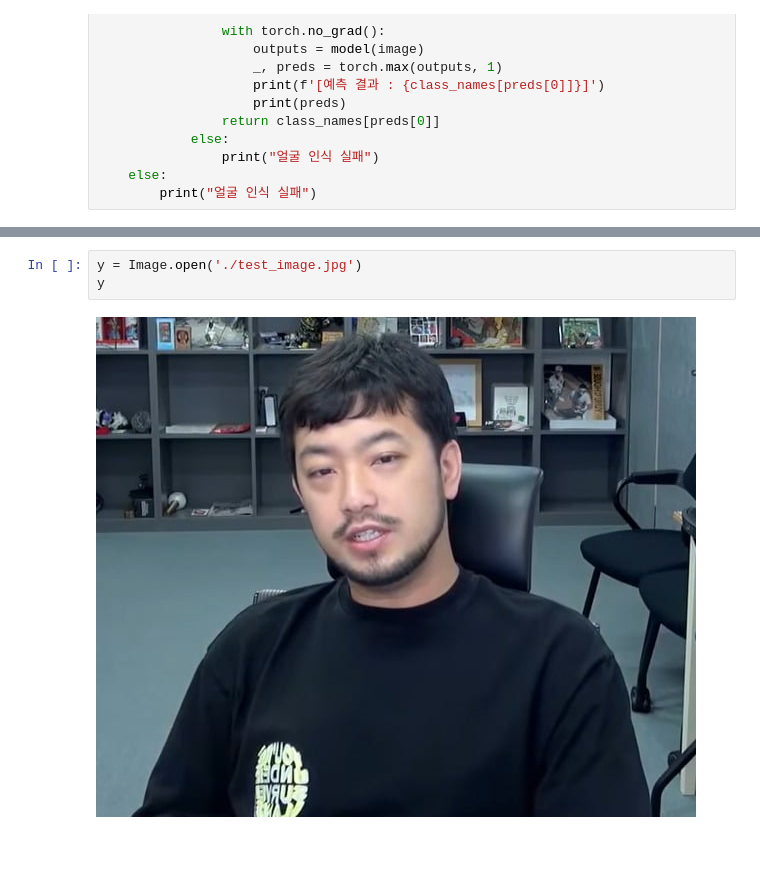
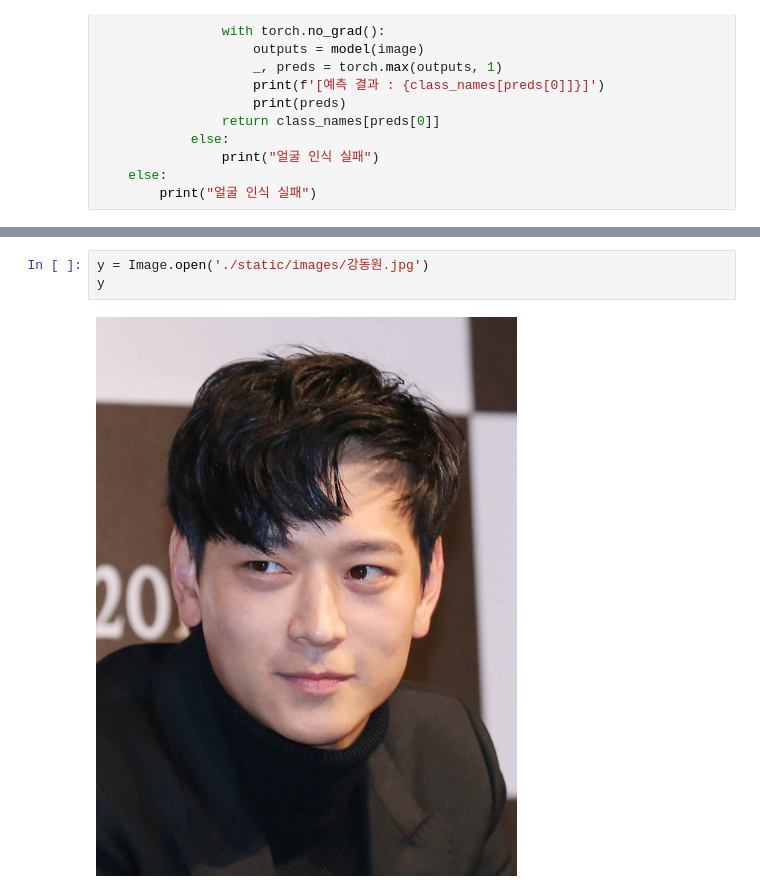
Before and after one commit to inmonim/faceapp_flask, a Jupyter notebook: ai_logic.ipynb, the cells around one changed output, grey strips where cells are left out. Saved outputs shown, nothing was run; the diff lists cells and outputs as text; blank space fills up the shorter version.

```diff
--- a/ai_logic.ipynb
+++ b/ai_logic.ipynb
@@ -119,7 +115,7 @@ x = get_prediction('./static/images/.jpg')
 [예측 결과 : 강동원]
 tensor([0], device='cuda:0')
 # %%
-y = Image.open('./test_image.jpg')
+y = Image.open('./static/images/강동원.jpg')
 y
 # %% [output]
-[figure, old version]
+[figure, new version]
```
Also changed, not shown: parts of 7 cells of this notebook, 2 other files.
